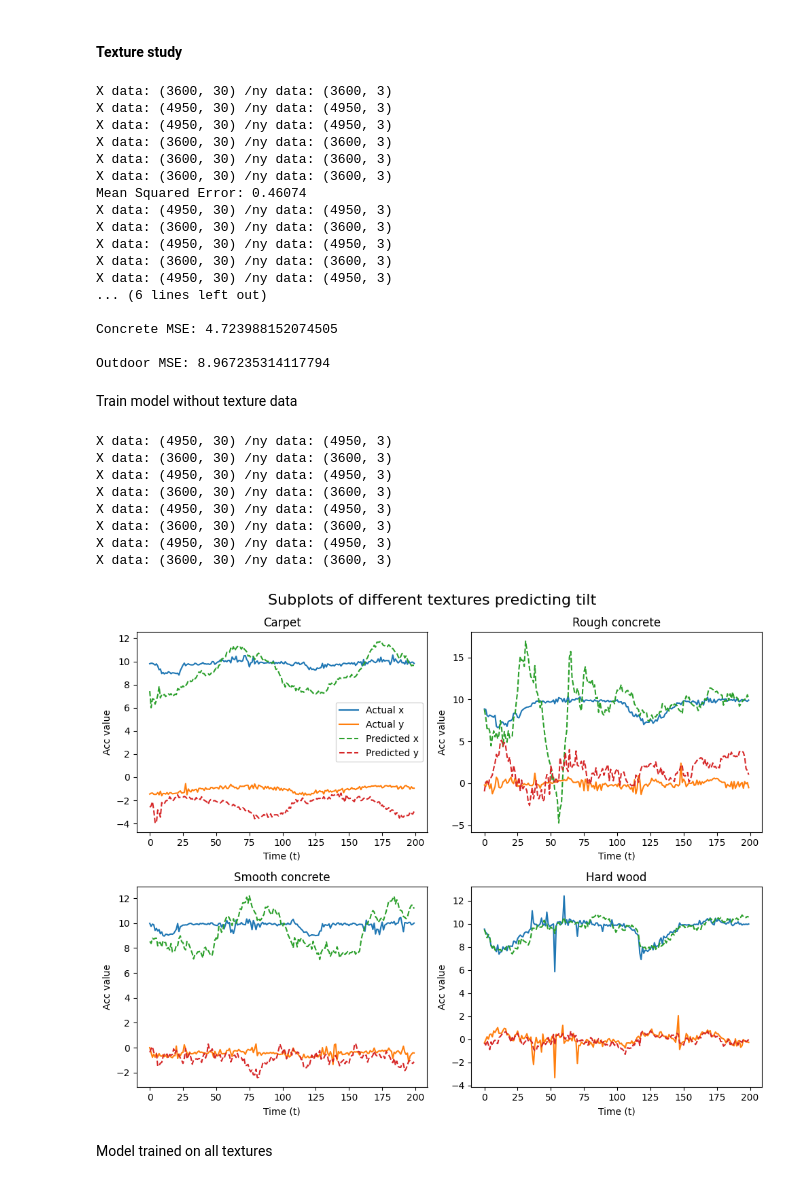
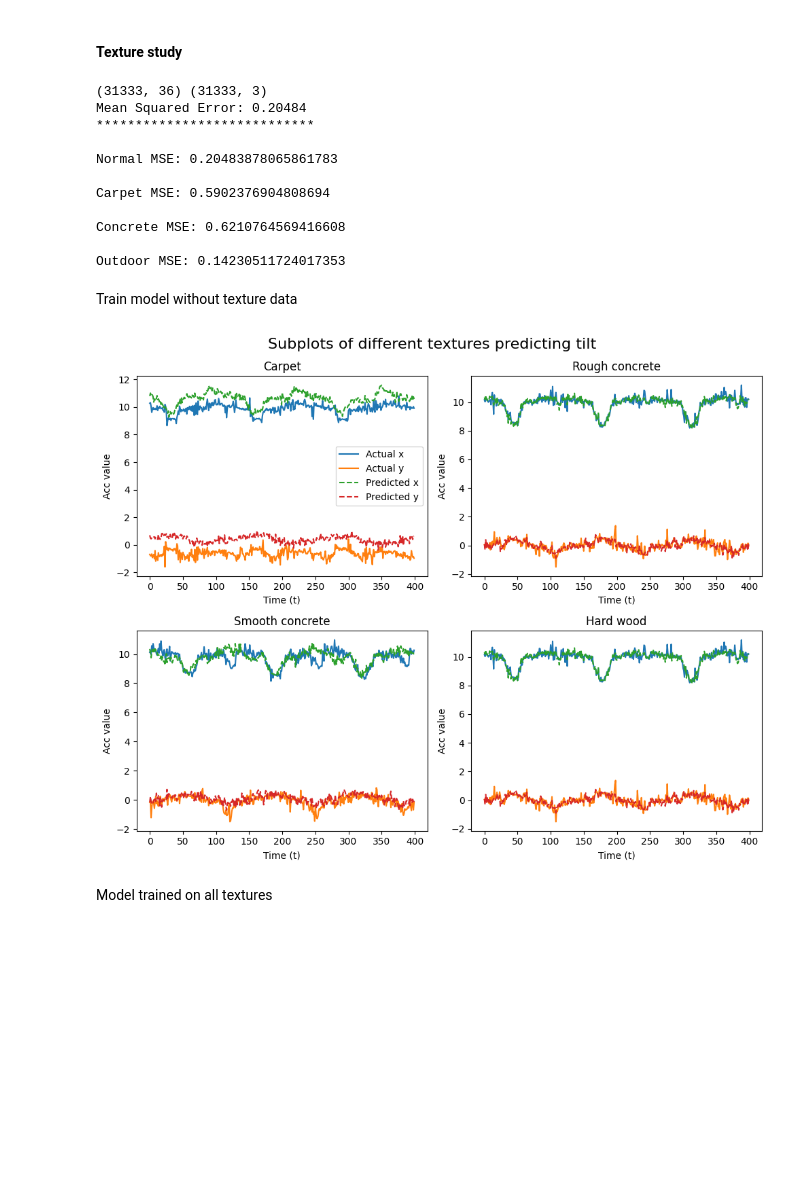
Before and after one commit to shepai/TactileSensor, a Jupyter notebook: Code/Data collection/robot/excel.ipynb, the cells around one changed output. Saved outputs shown, nothing was run; the diff lists cells and outputs as text; code cells hidden in the pictures; blank space fills up the shorter version.

```diff
--- a/Code/Data collection/robot/excel.ipynb
+++ b/Code/Data collection/robot/excel.ipynb
@@ -16,10 +16,10 @@ import time
 import sys
 #df = pd.read_csv('/its/home/drs25/Documents/GitHub/TactileSensor/Code/Data collection/robot/movementLeftFoot.csv')
 #df=(df-df.std())/(df.mean())
-path="/its/home/drs25/Documents/GitHub/TactileSensor/Code/Data collection/robot/New_feet/raw/"
+path="/its/home/drs25/Documents/GitHub/TactileSensor/Code/Data collection/robot/New_feet/proprioception raw/"
 if sys.platform.startswith('win'):
-    path="C:/Users/dexte/Documents/GitHub/TactileSensor/Code/Data collection/robot/New_feet/raw/"
-df = pd.read_csv(path+'carpet_d1.1_raw_L.csv')
+    path="C:/Users/dexte/Documents/GitHub/TactileSensor/Code/Data collection/robot/New_feet/proprioception raw/"
+df = pd.read_csv(path+'carpet_servos_d5_raw_L.csv')
 #df=(df-df.std())/(df.mean())
 
 print(df.keys())
@@ -419,7 +398,7 @@ np.median(losses_b),np.max(losses_b),np.min(losses_b),np.average(losses_b)
 # %% [markdown]
 #### Texture study
 # %%
-X,y=genDataSet(False,False)
+X,y=genDataSet(False,False,servos=True)
 t=100
 X_,y_=gen_temporal_data(X,y,t)
 X_train, X_test, Y_train, Y_test = train_test_split(X_, y_, test_size=0.2, random_state=42)
@@ -437,40 +416,35 @@ print(f"Mean Squared Error: {mse_norm :.5f}")
 
 
 
-mse_texture=getMSEData("carpet_d1.1_raw_L.csv","carpet_d1.1_raw_R.csv",normal_model,0,t)
-mse_concrete=getMSEData("concrete_d2_raw_L.csv","concrete_d2_raw_R.csv",normal_model,0,t)
-mse_outdoor=getMSEData("RoughRock_d3_raw_L.csv","RoughRock_d3_raw_R.csv",normal_model,0,t)
+mse_texture=getMSEData("carpet_servos_d5_raw_L.csv","carpet_servos_d5_raw_R.csv",normal_model,0,t,servos=True)
+mse_concrete=getMSEData("outdoor_servos_d5_raw_L.csv","outdoor_servos_d5_raw_R.csv",normal_model,0,t,servos=True)
+mse_outdoor=getMSEData("wood_servos_d5_raw_L.csv","wood_servos_d5_raw_R.csv",normal_model,0,t,servos=True)
 print("****************************\n\nNormal MSE:",mse_norm,"\n\nCarpet MSE:",mse_texture,"\n\nConcrete MSE:",mse_concrete,"\n\nOutdoor MSE:",mse_outdoor)
 # %% [output]
-X data: (3600, 30) /ny data: (3600, 3)
-X data: (4950, 30) /ny data: (4950, 3)
-X data: (4950, 30) /ny data: (4950, 3)
-X data: (3600, 30) /ny data: (3600, 3)
-X data: (3600, 30) /ny data: (3600, 3)
-X data: (3600, 30) /ny data: (3600, 3)
-Mean Squared Error: 0.46074
-X data: (4950, 30) /ny data: (4950, 3)
-X data: (3600, 30) /ny data: (3600, 3)
-X data: (4950, 30) /ny data: (4950, 3)
-X data: (3600, 30) /ny data: (3600, 3)
-X data: (4950, 30) /ny data: (4950, 3)
-... (6 lines left out)
+(31333, 36) (31333, 3)
+Mean Squared Error: 0.20484
+****************************
 
-Concrete MSE: 4.723988152074505
+Normal MSE: 0.20483878065861783
 
-Outdoor MSE: 8.967235314117794
+Carpet MSE: 0.5902376904808694
+
+Concrete MSE: 0.6210764569416608
+
+Outdoor MSE: 0.14230511724017353
 # %% [markdown]
 Train model without texture data
 # %%
-y,yp=getMSEPreds("wood_d1_raw_L.csv","wood_d1_raw_R.csv",normal_model,0,t)
-yt,ypt=getMSEPreds("carpet_d1.1_raw_L.csv","carpet_d1.1_raw_R.csv",normal_model,0,t)
-yc,ypc=getMSEPreds("RoughRock_d3_raw_L.csv","RoughRock_d3_raw_R.csv",normal_model,0,t)
-yo,ypo=getMSEPreds("concrete_d2_raw_L.csv","concrete_d2_raw_R.csv",normal_model,0,t)
+y,yp=getMSEPreds("wood_servos_d5_raw_L.csv","wood_servos_d5_raw_R.csv",normal_model,0,t,servos=True)
+yt,ypt=getMSEPreds("carpet_servos_d5_raw_L.csv","carpet_servos_d5_raw_R.csv",normal_model,0,t,servos=True)
+yc,ypc=getMSEPreds("wood_servos_d5_raw_L.csv","wood_servos_d5_raw_R.csv",normal_model,0,t,servos=True)
+yo,ypo=getMSEPreds("outdoor_servos_d5_raw_L.csv","outdoor_servos_d5_raw_R.csv",normal_model,0,t,servos=True)
+
 # Creating subplots
 fig, axs = plt.subplots(2, 2, figsize=(10, 8))
 axis=[0,2]
-start=100
-show=300
+start=8000
+show=8400
 # Plotting each set of x and y data on separate subplots
 axs[0, 0].plot(yt[start:show,axis],label=["Actual x","Actual y"])
 axs[0, 0].plot(ypt[start:show,axis],"--",label=["Predicted x","Predicted y"])
@@ -478,42 +452,34 @@ axs[0, 0].set_title('Carpet')
 axs[0, 0].legend()
 axs[0, 0].set_xlabel('Time (t)')
 axs[0, 0].set_ylabel('Acc value')
 
 axs[0, 1].plot(yc[start:show,axis])
 axs[0, 1].plot(ypc[start:show,axis],"--")
 axs[0, 1].set_title('Rough concrete')
 axs[0, 1].set_xlabel('Time (t)')
 axs[0, 1].set_ylabel('Acc value')
 
 axs[1, 0].plot(yo[start:show,axis])
 axs[1, 0].plot(ypo[start:show,axis],"--")
 axs[1, 0].set_title('Smooth concrete')
 axs[1, 0].set_xlabel('Time (t)')
 axs[1, 0].set_ylabel('Acc value')
 
 axs[1, 1].plot(y[start:show,axis])
 axs[1, 1].plot(yp[start:show,axis],"--")
 axs[1, 1].set_title('Hard wood')
 axs[1, 1].set_xlabel('Time (t)')
 axs[1, 1].set_ylabel('Acc value')
 
 # Adding a central title
 plt.suptitle('Subplots of different textures predicting tilt', fontsize=16)
 
 plt.tight_layout()
 
 # Displaying the plots
 plt.show()
 # %% [output]
-X data: (4950, 30) /ny data: (4950, 3)
-X data: (3600, 30) /ny data: (3600, 3)
-X data: (4950, 30) /ny data: (4950, 3)
-X data: (3600, 30) /ny data: (3600, 3)
-X data: (4950, 30) /ny data: (4950, 3)
-X data: (3600, 30) /ny data: (3600, 3)
-X data: (4950, 30) /ny data: (4950, 3)
-X data: (3600, 30) /ny data: (3600, 3)
-[figure, old version]
+[figure, new version]
 # %% [markdown]
 Model trained on all textures
 # %%
```
Also changed, not shown: parts of 14 cells of this notebook.
